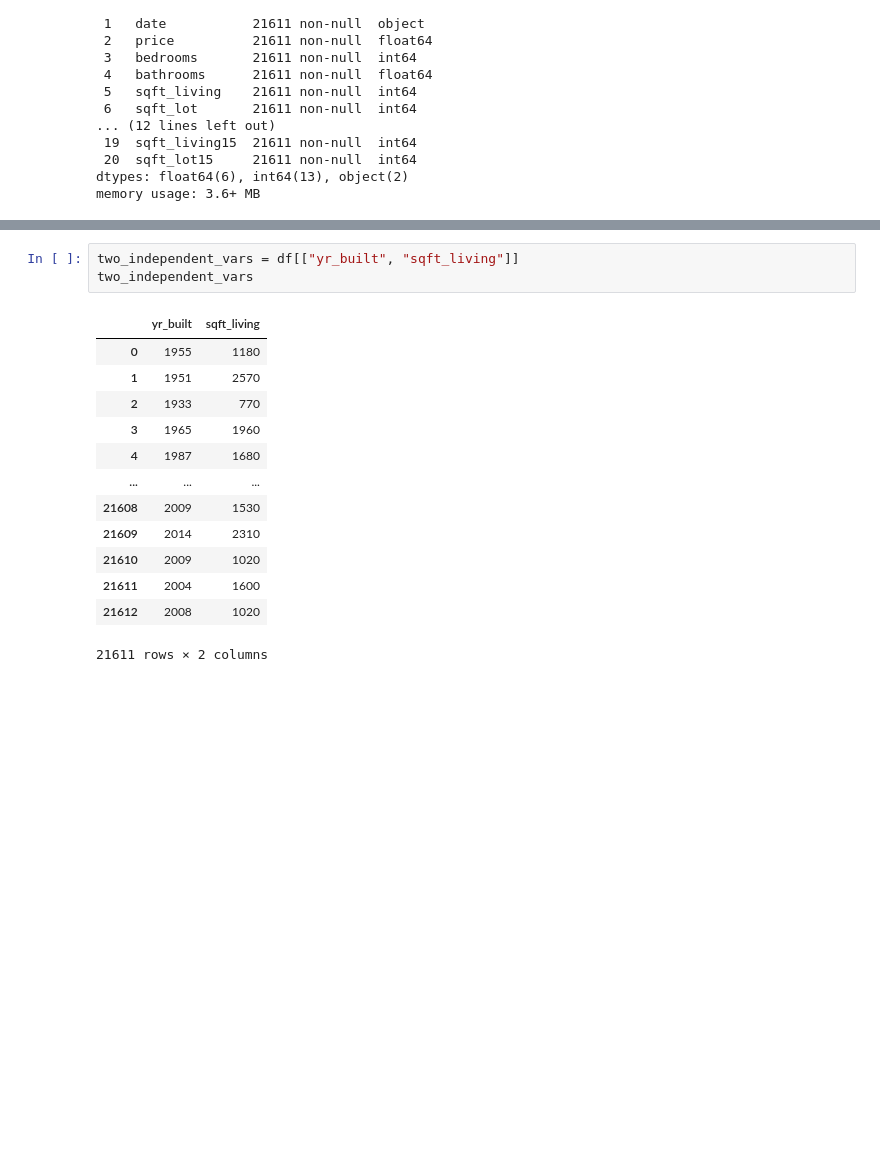
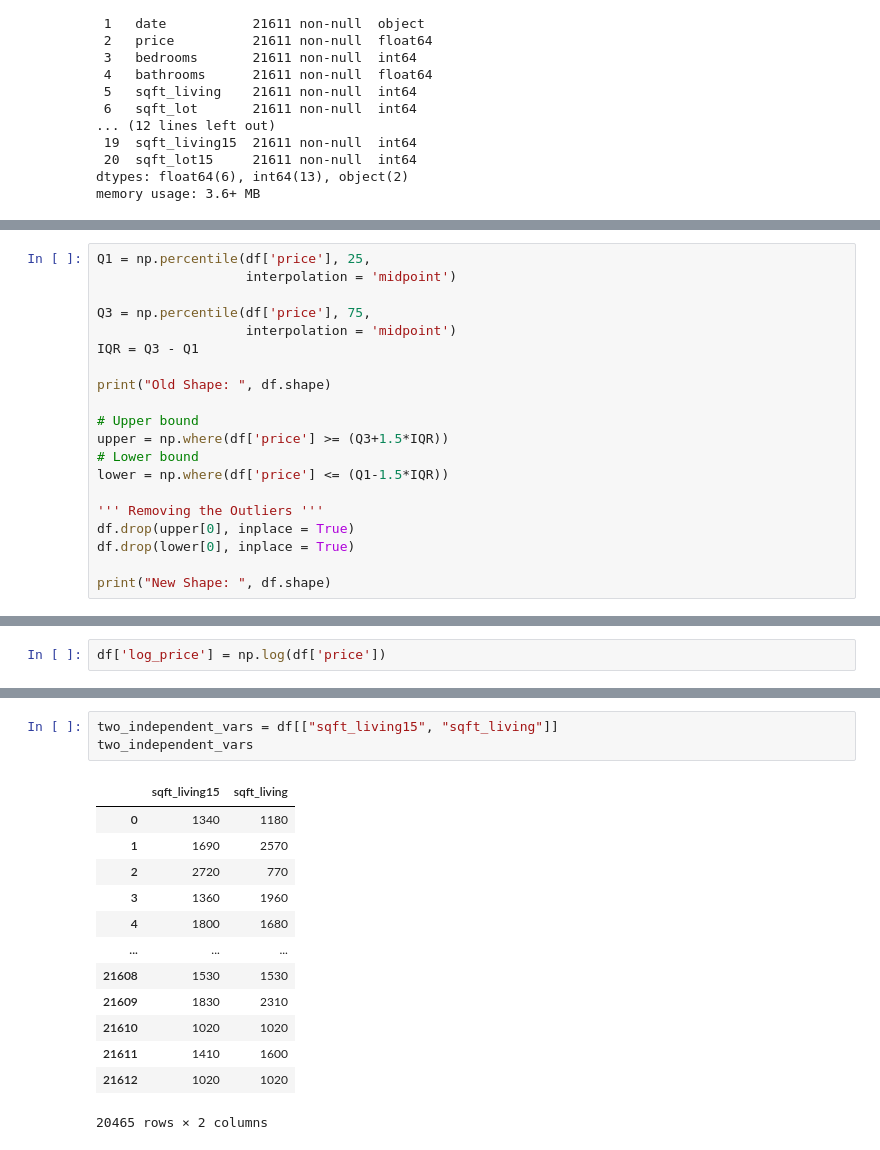
Before and after one commit to JamleckMathenge/PHASE2-HOUSING-PROJECT, a Jupyter notebook: Student.ipynb, the cells around one changed output, grey strips where cells are left out. Drawn from its saved outputs; the diff is of its cells as text; blank space fills up the shorter version.

```diff
--- a/Student.ipynb
+++ b/Student.ipynb
@@ -200,0 +208,20 @@ memory usage: 3.6+ MB
+# %%
+Q1 = np.percentile(df['price'], 25,
+                   interpolation = 'midpoint')
+
+Q3 = np.percentile(df['price'], 75,
+                   interpolation = 'midpoint')
+IQR = Q3 - Q1
+
+print("Old Shape: ", df.shape)
+
+# Upper bound
+upper = np.where(df['price'] >= (Q3+1.5*IQR))
+# Lower bound
+lower = np.where(df['price'] <= (Q1-1.5*IQR))
+
+''' Removing the Outliers '''
+df.drop(upper[0], inplace = True)
+df.drop(lower[0], inplace = True)
+
+print("New Shape: ", df.shape)
@@ -200,0 +231,2 @@ memory usage: 3.6+ MB
+# %%
+df['log_price'] = np.log(df['price'])
@@ -325,21 +386,21 @@ sqft_lot15       0.183301
 Name: sqft_living, dtype: float64
 # %%
-two_independent_vars = df[["yr_built", "sqft_living"]]
+two_independent_vars = df[["sqft_living15", "sqft_living"]]
 two_independent_vars
 # %% [output]
-|  | yr_built | sqft_living |
-| 0 | 1955 | 1180 |
-| 1 | 1951 | 2570 |
-| 2 | 1933 | 770 |
-| 3 | 1965 | 1960 |
-| 4 | 1987 | 1680 |
+|  | sqft_living15 | sqft_living |
+| 0 | 1340 | 1180 |
+| 1 | 1690 | 2570 |
+| 2 | 2720 | 770 |
+| 3 | 1360 | 1960 |
+| 4 | 1800 | 1680 |
 | ... | ... | ... |
-| 21608 | 2009 | 1530 |
-| 21609 | 2014 | 2310 |
-| 21610 | 2009 | 1020 |
-| 21611 | 2004 | 1600 |
-| 21612 | 2008 | 1020 |
+| 21608 | 1530 | 1530 |
+| 21609 | 1830 | 2310 |
+| 21610 | 1020 | 1020 |
+| 21611 | 1410 | 1600 |
+| 21612 | 1020 | 1020 |
-21611 rows × 2 columns
+20465 rows × 2 columns
 # %%
 two_independent_vars_model = sm.OLS(y, sm.add_constant(two_independent_vars))
 two_independent_vars_model_results = two_independent_vars_model.fit()
```
Also changed, not shown: parts of 60 cells of this notebook.
